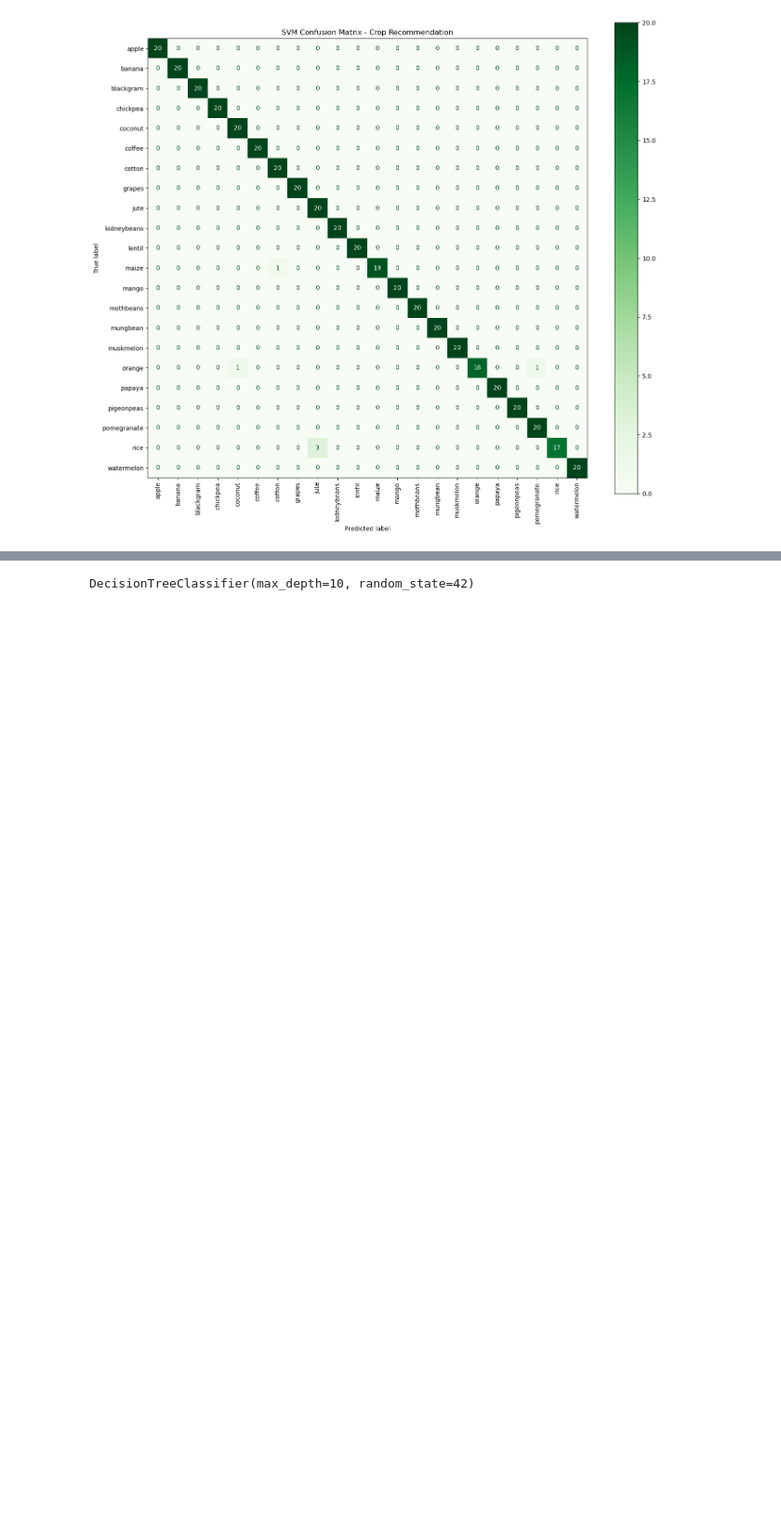
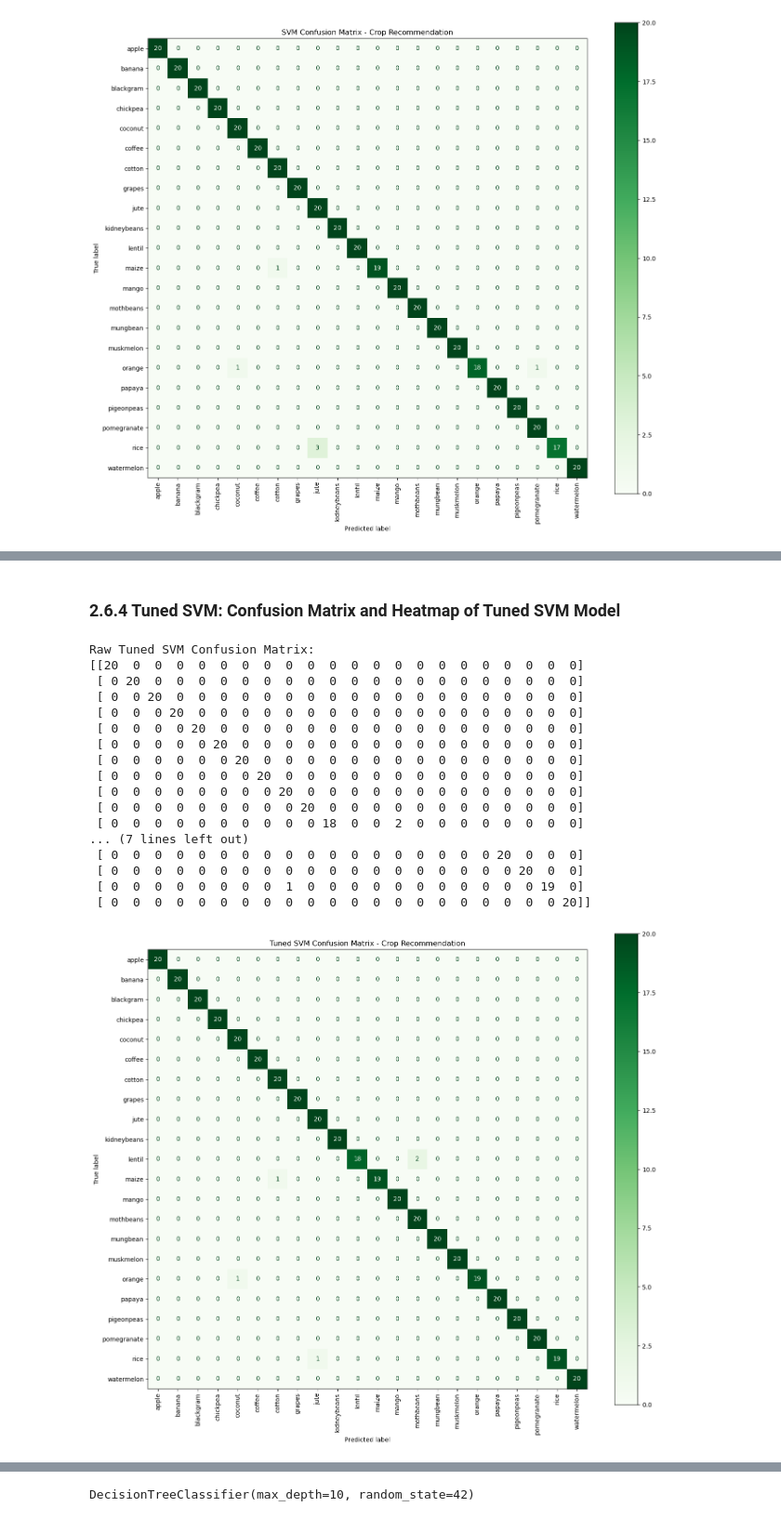
Before and after one commit to margarida-passos-cunha/machine-learning-project-group-e, a Jupyter notebook: notebooks/03_modelling.ipynb, the cells around one changed output, grey strips where cells are left out. Shown at 93% size. Saved outputs shown, nothing was run; the diff lists cells and outputs as text; code cells hidden in the pictures; blank space fills up the shorter version.

```diff
--- a/notebooks/03_modelling.ipynb
+++ b/notebooks/03_modelling.ipynb
@@ -250,0 +453,7 @@ Raw SVM Confusion Matrix:
+# %%
+# We are testing different combinations of regularization (C), kernel types, and kernel widths (gamma)
+param_grid_svm = {
+    'C': [0.1, 1, 10, 100],
+    'gamma': ['scale', 'auto', 0.1, 0.01],
+    'kernel': ['rbf', 'linear']
+}
@@ -250,0 +478,3 @@ Raw SVM Confusion Matrix:
+# %%
+print("Starting SVM Grid Search... Grab a coffee, this might take a minute!\n")
+grid_search_svm.fit(X_train_scaled, y_train)
@@ -250,0 +492,14 @@ Raw SVM Confusion Matrix:
+# %%
+print(f"\nBest Hyperparameters Found: {grid_search_svm.best_params_}")
+print(f"Best Cross-Validation Accuracy: {grid_search_svm.best_score_ * 100:.4f}%\n")
+
+# The grid search automatically saves the best performing model
+best_svm_model = grid_search_svm.best_estimator_
+
+# Test the best model on the unseen test set
+y_pred_best_svm = best_svm_model.predict(X_test_scaled)
+test_accuracy_svm = accuracy_score(y_test, y_pred_best_svm)
+
+print(f"Test Set Accuracy with Best SVM: {test_accuracy_svm * 100:.4f}%\n")
+print("Classification Report (Tuned SVM):")
+print(classification_report(y_test, y_pred_best_svm))
@@ -250,0 +524,41 @@ Raw SVM Confusion Matrix:
+# %% [markdown]
+### 2.6.4 Tuned SVM: Confusion Matrix and Heatmap of Tuned SVM Model
+# %%
+# Calculate the raw confusion matrix using the tuned predictions
+cm_tuned_svm = confusion_matrix(y_test, y_pred_best_svm)
+
+print("Raw Tuned SVM Confusion Matrix:")
+print(cm_tuned_svm)
+
+# Create the visual heatmap
+# We pull the class labels directly from the tuned model
+disp_tuned_svm = ConfusionMatrixDisplay(confusion_matrix=cm_tuned_svm, display_labels=best_svm_model.classes_)
+
+# Create a large figure to comfortably fit all 22 crop names
+fig, ax = plt.subplots(figsize=(14, 12))
+
+# Plot the matrix using 'Greens' to keep it consistent with the previous SVM plot
+disp_tuned_svm.plot(cmap='Greens', ax=ax, xticks_rotation='vertical')
+
+plt.title('Tuned SVM Confusion Matrix - Crop Recommendation')
+plt.tight_layout()
+plt.show()
+# %% [output]
+Raw Tuned SVM Confusion Matrix:
+[[20  0  0  0  0  0  0  0  0  0  0  0  0  0  0  0  0  0  0  0  0  0]
+ [ 0 20  0  0  0  0  0  0  0  0  0  0  0  0  0  0  0  0  0  0  0  0]
+ [ 0  0 20  0  0  0  0  0  0  0  0  0  0  0  0  0  0  0  0  0  0  0]
+ [ 0  0  0 20  0  0  0  0  0  0  0  0  0  0  0  0  0  0  0  0  0  0]
+ [ 0  0  0  0 20  0  0  0  0  0  0  0  0  0  0  0  0  0  0  0  0  0]
+ [ 0  0  0  0  0 20  0  0  0  0  0  0  0  0  0  0  0  0  0  0  0  0]
+ [ 0  0  0  0  0  0 20  0  0  0  0  0  0  0  0  0  0  0  0  0  0  0]
+ [ 0  0  0  0  0  0  0 20  0  0  0  0  0  0  0  0  0  0  0  0  0  0]
+ [ 0  0  0  0  0  0  0  0 20  0  0  0  0  0  0  0  0  0  0  0  0  0]
+ [ 0  0  0  0  0  0  0  0  0 20  0  0  0  0  0  0  0  0  0  0  0  0]
+ [ 0  0  0  0  0  0  0  0  0  0 18  0  0  2  0  0  0  0  0  0  0  0]
+... (7 lines left out)
+ [ 0  0  0  0  0  0  0  0  0  0  0  0  0  0  0  0  0  0 20  0  0  0]
+ [ 0  0  0  0  0  0  0  0  0  0  0  0  0  0  0  0  0  0  0 20  0  0]
+ [ 0  0  0  0  0  0  0  0  1  0  0  0  0  0  0  0  0  0  0  0 19  0]
+ [ 0  0  0  0  0  0  0  0  0  0  0  0  0  0  0  0  0  0  0  0  0 20]]
+[figure, added]
```
Also changed, not shown: parts of 102 cells of this notebook.
